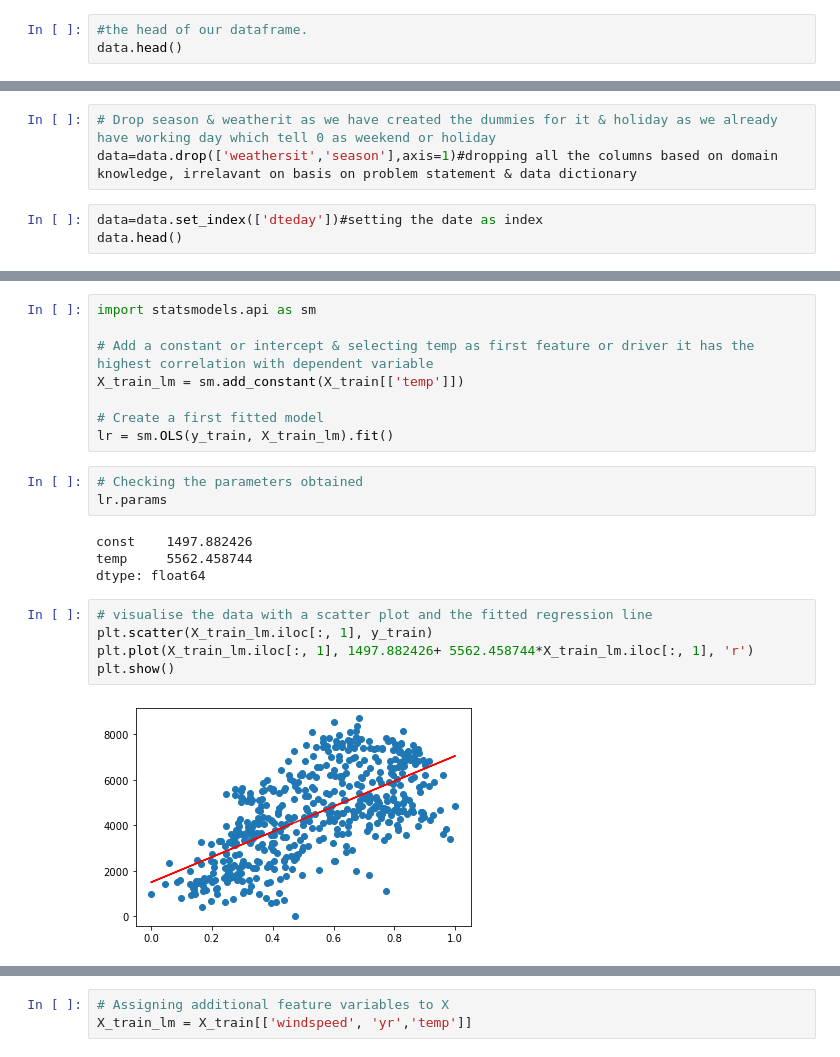
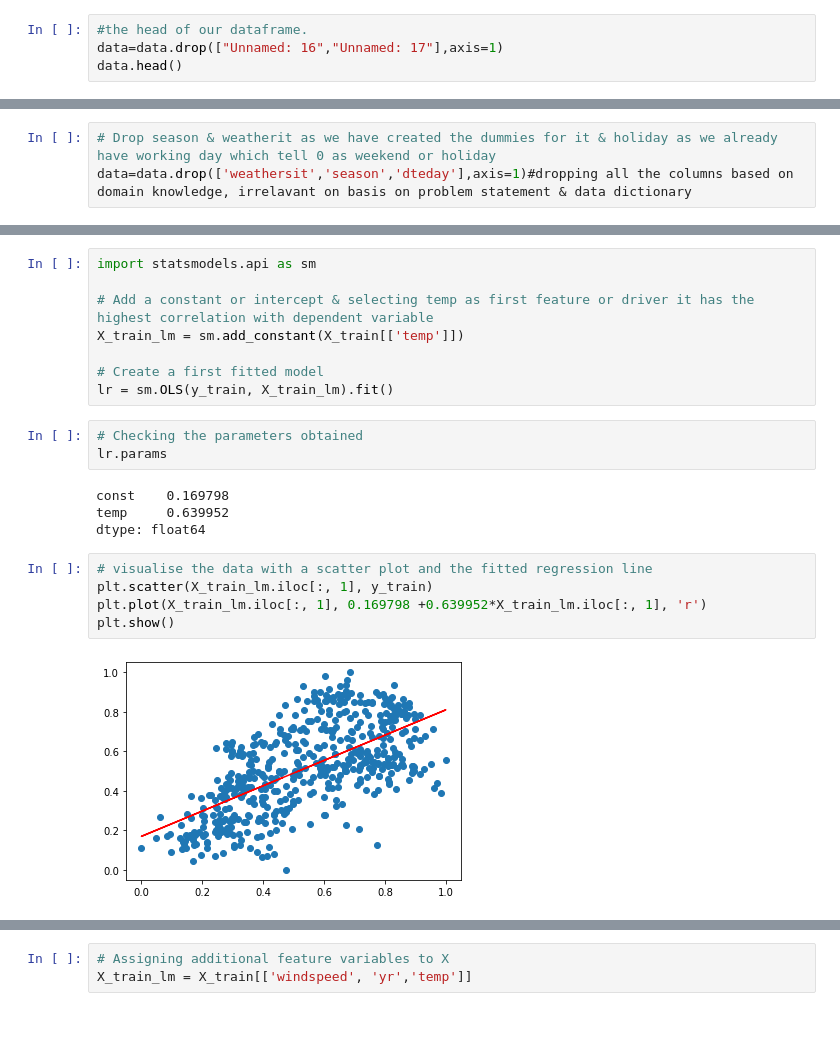
Before and after one commit to theshivmalhotra/BoomBikes_CaseStudy, a Jupyter notebook: BoomBikes.ipynb, the cells around one changed output, grey strips where cells are left out. Saved outputs shown, nothing was run; the diff lists cells and outputs as text; blank space fills up the shorter version.

```diff
--- a/BoomBikes.ipynb
+++ b/BoomBikes.ipynb
@@ -134,5 +134,6 @@ data = pd.concat([data, status], axis = 1)
 data = pd.concat([data, status1], axis = 1)
 # %%
 #the head of our dataframe.
+data=data.drop(["Unnamed: 16","Unnamed: 17"],axis=1)
 data.head()
 # %% [output]
@@ -146,6 +146,3 @@ data.head()
 # %%
 # Drop season & weatherit as we have created the dummies for it & holiday as we already have working day which tell 0 as weekend or holiday
-data=data.drop(['weathersit','season'],axis=1)#dropping all the columns based on domain knowledge, irrelavant on basis on problem statement & data dictionary
+data=data.drop(['weathersit','season','dteday'],axis=1)#dropping all the columns based on domain knowledge, irrelavant on basis on problem statement & data dictionary
-# %%
-data=data.set_index(['dteday'])#setting the date as index
-data.head()
@@ -239,16 +244,16 @@ lr = sm.OLS(y_train, X_train_lm).fit()
 # Checking the parameters obtained
 lr.params
 # %% [output]
-const    1497.882426
-temp     5562.458744
+const    0.169798
+temp     0.639952
 dtype: float64
 # %%
 # visualise the data with a scatter plot and the fitted regression line
 plt.scatter(X_train_lm.iloc[:, 1], y_train)
-plt.plot(X_train_lm.iloc[:, 1], 1497.882426+ 5562.458744*X_train_lm.iloc[:, 1], 'r')
+plt.plot(X_train_lm.iloc[:, 1], 0.169798 +0.639952*X_train_lm.iloc[:, 1], 'r')
 plt.show()
 # %% [output]
-[figure, old version]
+[figure, new version]
 # %%
 # Print a summary of the linear regression model obtained
 print(lr.summary())
```
Also changed, not shown: parts of 25 cells of this notebook.
